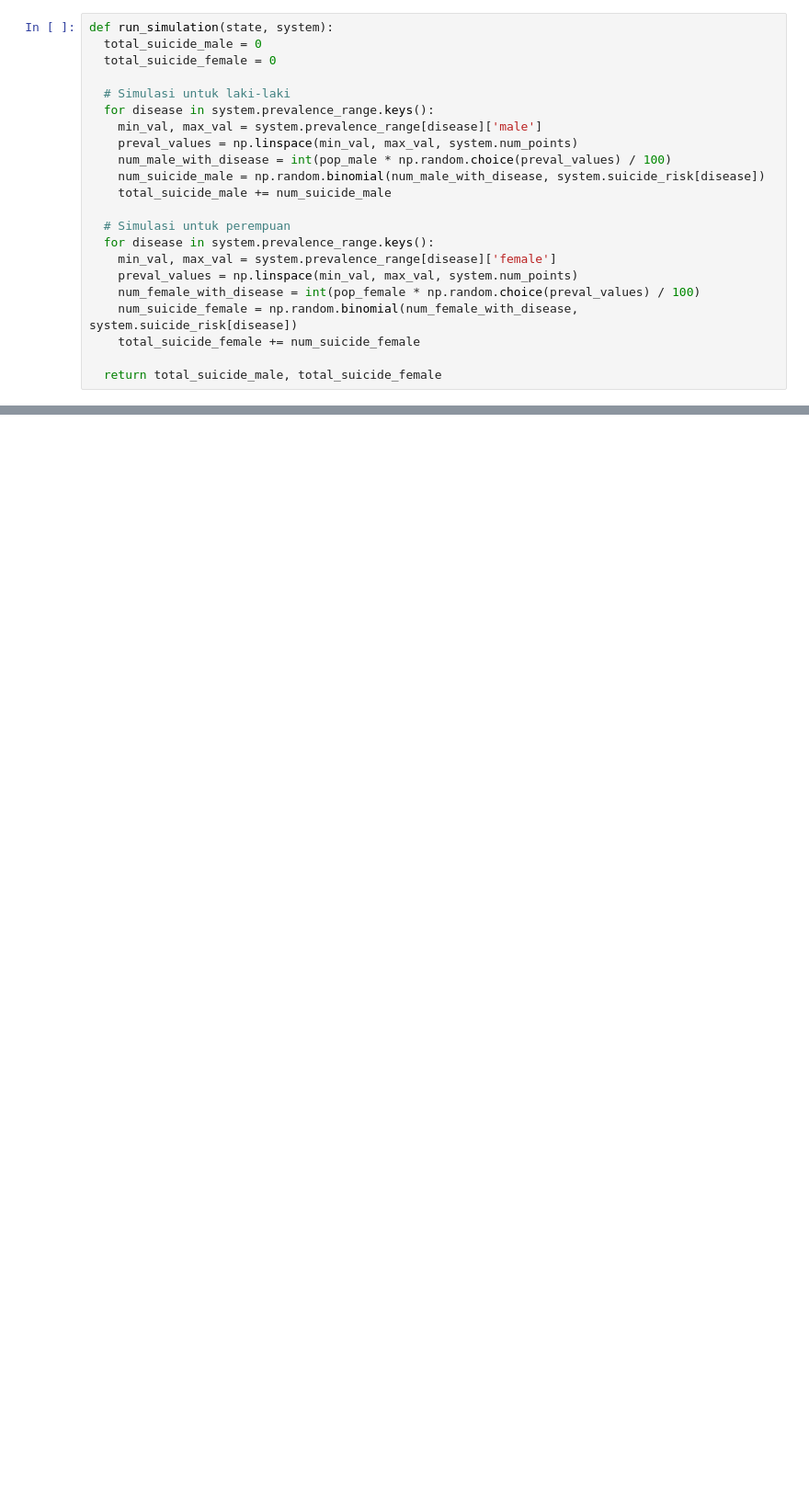
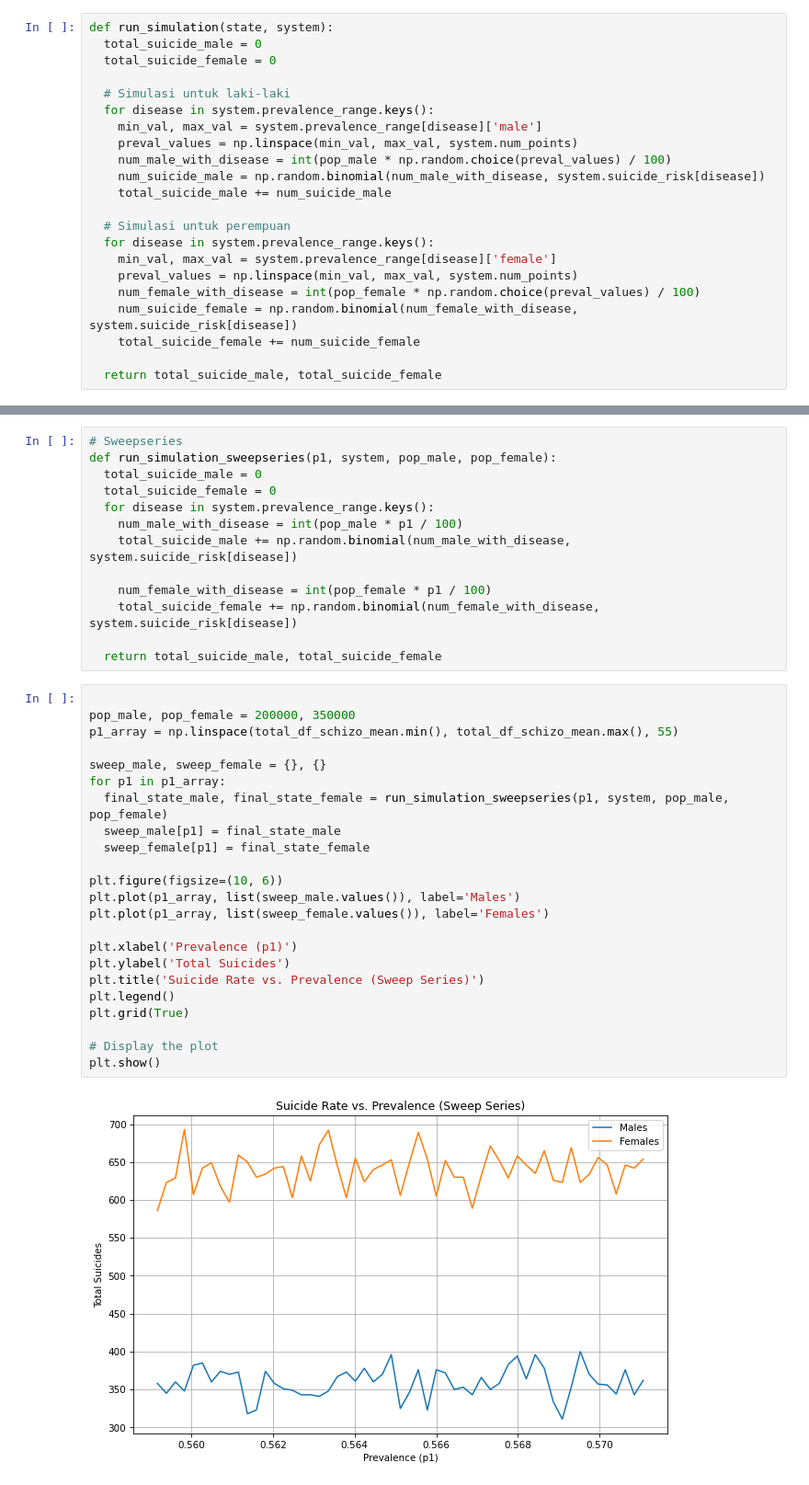
Before and after one commit to alirfanyasin/Modelling-Simulation, a Jupyter notebook: final_project_modsim.ipynb, the cells around one changed output, grey strips where cells are left out. Shown at 92% size. Cells and saved outputs as stored; diff of their text form; blank space fills up the shorter version.

Commit message:
?total_df_bipolar

```diff
--- a/final_project_modsim.ipynb
+++ b/final_project_modsim.ipynb
@@ -237,3 +459,41 @@ def run_simulation(state, system):
+# %%
+# Sweepseries
+def run_simulation_sweepseries(p1, system, pop_male, pop_female):
+  total_suicide_male = 0
+  total_suicide_female = 0
+  for disease in system.prevalence_range.keys():
+    num_male_with_disease = int(pop_male * p1 / 100)
+    total_suicide_male += np.random.binomial(num_male_with_disease, system.suicide_risk[disease])
+
+    num_female_with_disease = int(pop_female * p1 / 100)
+    total_suicide_female += np.random.binomial(num_female_with_disease, system.suicide_risk[disease])
+
+  return total_suicide_male, total_suicide_female
+# %%
+
+pop_male, pop_female = 200000, 350000
+p1_array = np.linspace(total_df_schizo_mean.min(), total_df_schizo_mean.max(), 55)
+
+sweep_male, sweep_female = {}, {}
+for p1 in p1_array:
+  final_state_male, final_state_female = run_simulation_sweepseries(p1, system, pop_male, pop_female)
+  sweep_male[p1] = final_state_male
+  sweep_female[p1] = final_state_female
+
+plt.figure(figsize=(10, 6))
+plt.plot(p1_array, list(sweep_male.values()), label='Males')
+plt.plot(p1_array, list(sweep_female.values()), label='Females')
+
+plt.xlabel('Prevalence (p1)')
+plt.ylabel('Total Suicides')
+plt.title('Suicide Rate vs. Prevalence (Sweep Series)')
+plt.legend()
+plt.grid(True)
+
+# Display the plot
+plt.show()
+# %% [output]
+[figure, added]
 # %%
 # Menjalankan simulasi
 for pop_male, pop_female in state.populations:
```
Also changed, not shown: parts of 21 cells of this notebook.
